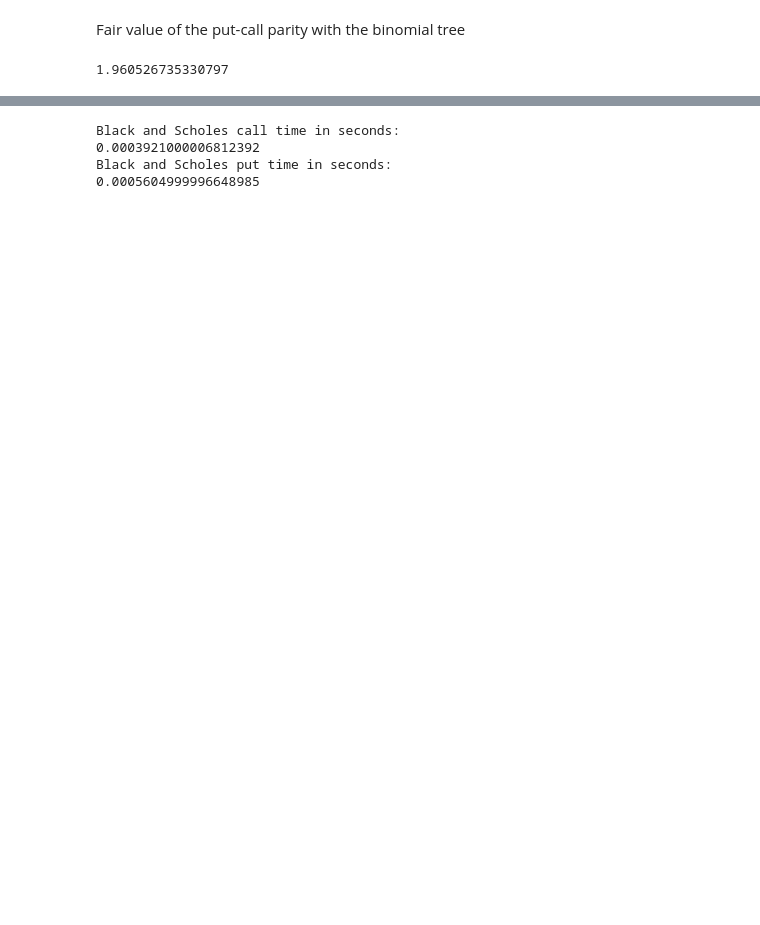
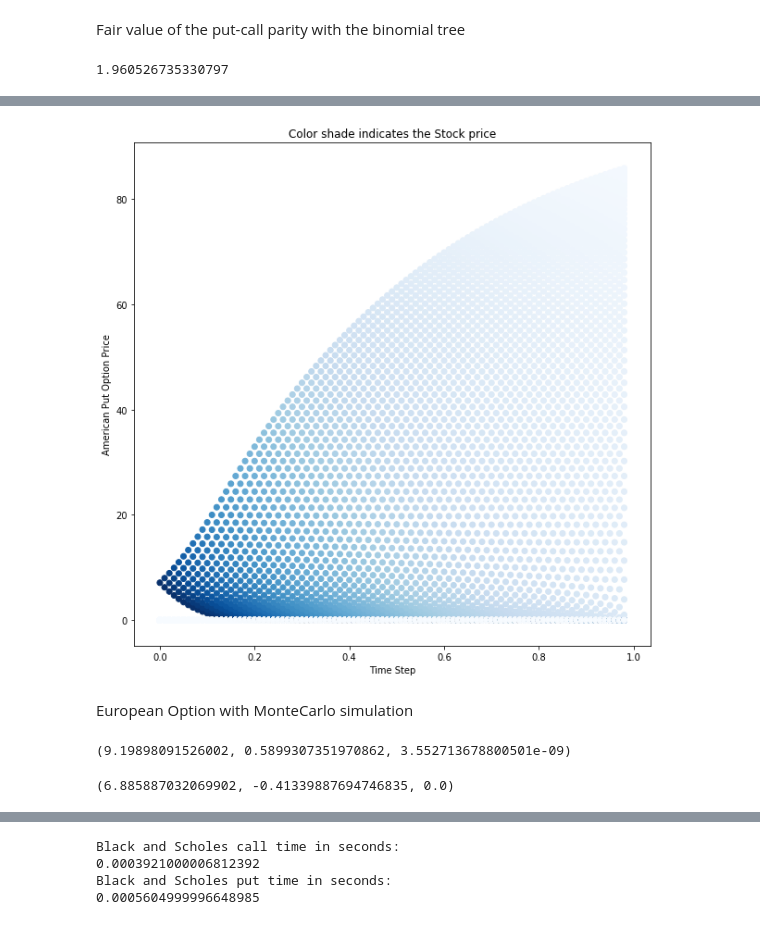
Before and after one commit to jecabcas/library1, a Jupyter notebook: Options_Pricing.ipynb, the cells around one changed output, grey strips where cells are left out. Saved outputs shown, nothing was run; the diff lists cells and outputs as text; code cells hidden in the pictures; blank space fills up the shorter version.

```diff
--- a/Options_Pricing.ipynb
+++ b/Options_Pricing.ipynb
@@ -247,0 +640,14 @@ my_option.european_put_call_parity_bin()
+# %%
+my_option.amer_put_bin_plot(False)
+# %% [output]
+[figure, added]
+# %% [markdown]
+European Option with MonteCarlo simulation
+# %%
+my_option.european_call_MC()
+# %% [output]
+(9.19898091526002, 0.5899307351970862, 3.552713678800501e-09)
+# %%
+my_option.european_put_MC()
+# %% [output]
+(6.885887032069902, -0.41339887694746835, 0.0)
```
Also changed, not shown: parts of 22 cells of this notebook.
